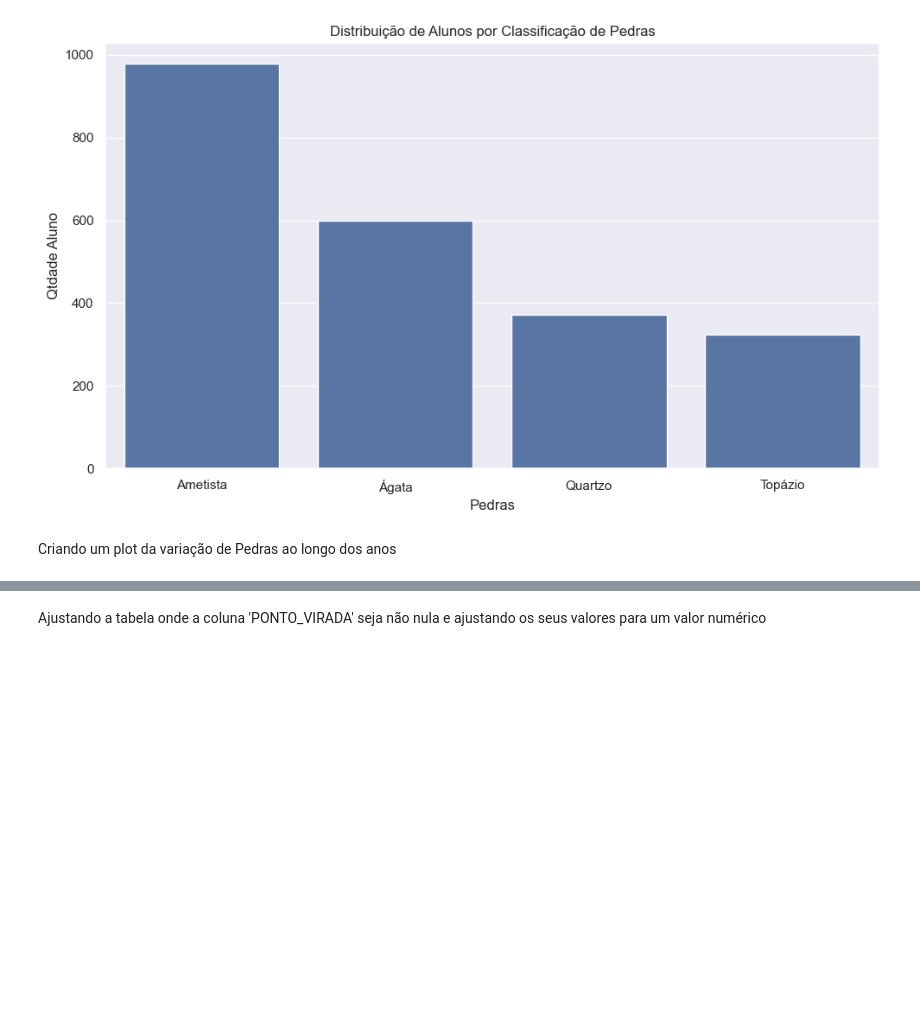
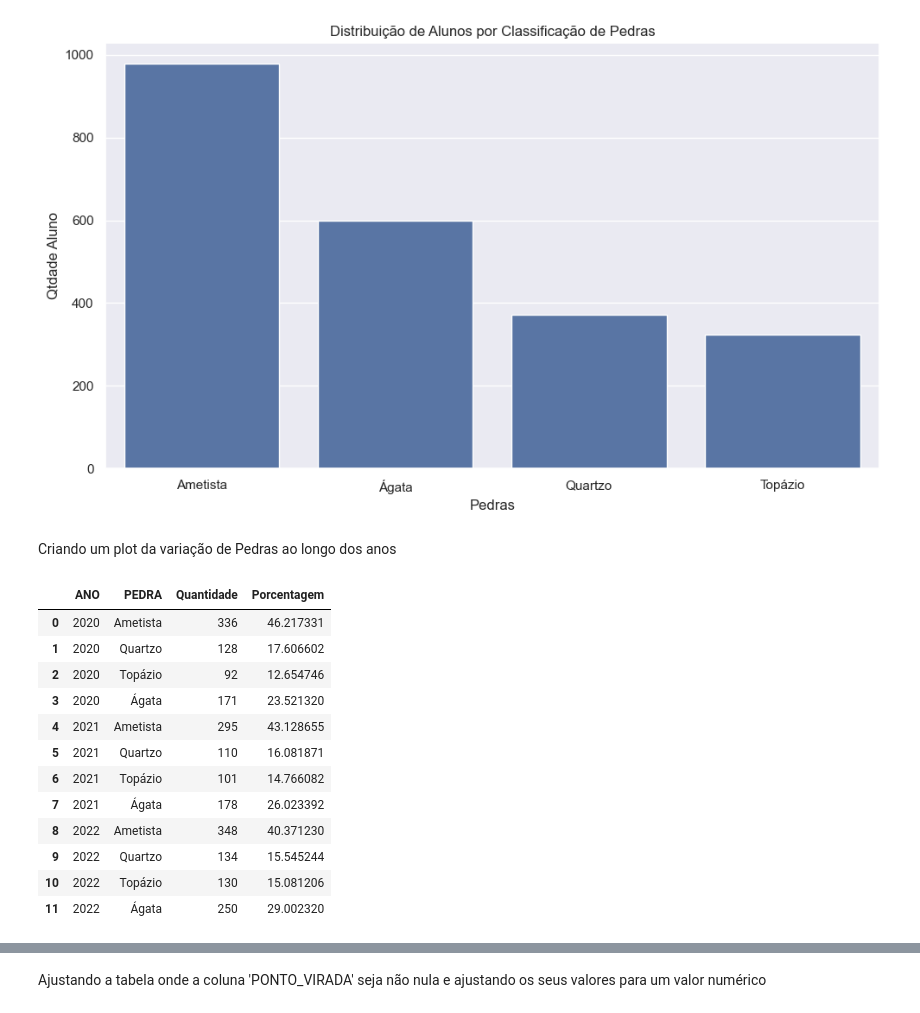
Before and after one commit to tech-challenge-group-119/datathon-passos-magicos, a Jupyter notebook: analise-exploratoria.ipynb, the cells around one changed output, grey strips where cells are left out. Saved outputs shown, nothing was run; the diff lists cells and outputs as text; code cells hidden in the pictures; blank space fills up the shorter version.

```diff
--- a/analise-exploratoria.ipynb
+++ b/analise-exploratoria.ipynb
@@ -115,3 +118,19 @@ df_grouped = df_pm_not_nulls.groupby(['ANO', 'PEDRA']).size().reset_index(name='
+# %%
+df_grouped
+# %% [output]
+|  | ANO | PEDRA | Quantidade | Porcentagem |
+| 0 | 2020 | Ametista | 336 | 46.217331 |
+| 1 | 2020 | Quartzo | 128 | 17.606602 |
+| 2 | 2020 | Topázio | 92 | 12.654746 |
+| 3 | 2020 | Ágata | 171 | 23.521320 |
+| 4 | 2021 | Ametista | 295 | 43.128655 |
+| 5 | 2021 | Quartzo | 110 | 16.081871 |
+| 6 | 2021 | Topázio | 101 | 14.766082 |
+| 7 | 2021 | Ágata | 178 | 26.023392 |
+| 8 | 2022 | Ametista | 348 | 40.371230 |
+| 9 | 2022 | Quartzo | 134 | 15.545244 |
+| 10 | 2022 | Topázio | 130 | 15.081206 |
+| 11 | 2022 | Ágata | 250 | 29.002320 |
 # %%
 # Agora, podemos criar um gráfico de linha para mostrar a evolução da quantidade de alunos por pedra ao longo dos anos
 plt.figure(figsize=(12, 6))
```
Also changed, not shown: parts of 4 cells of this notebook, 4 other files.
